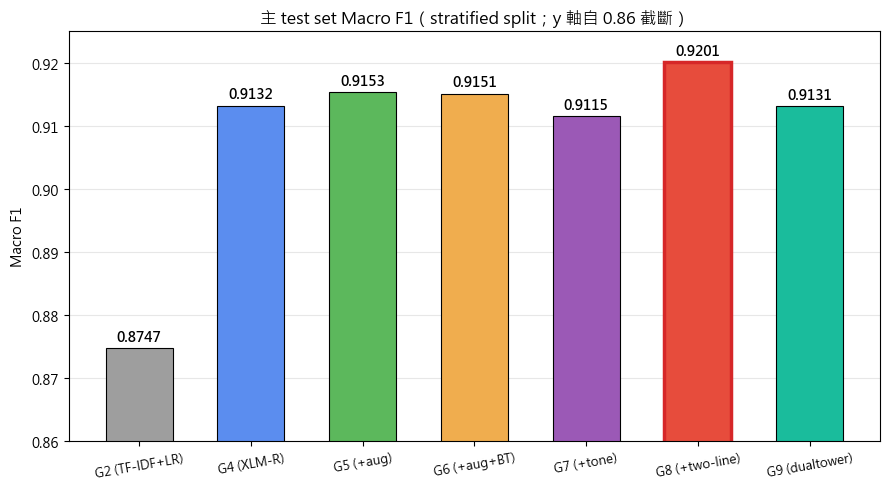
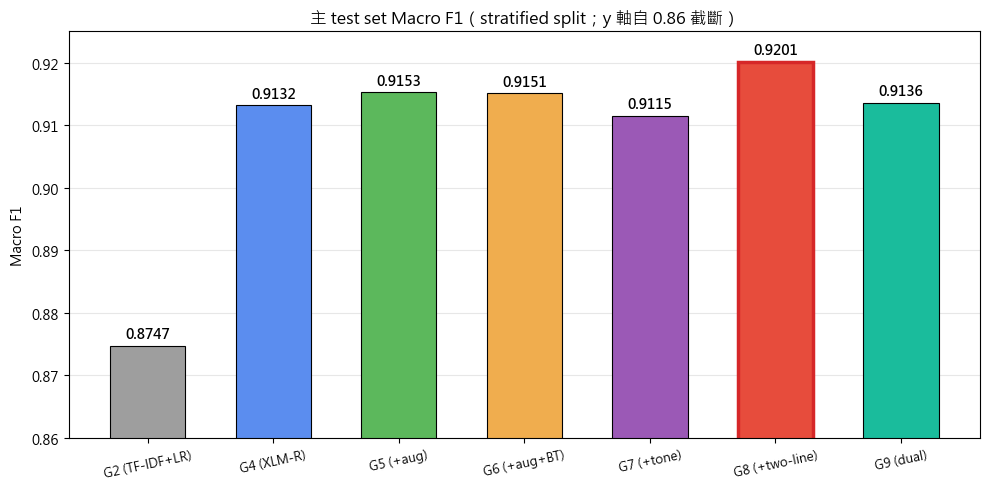
Unified diff of the notebook cell whose output changed from the first chart to the second:
--- before
+++ after
@@ -1,27 +1,27 @@
 import matplotlib.pyplot as plt
 
-# G2-G7 已發表；G8 訓練後填入；G9 從 train_dualtower notebook 的 g9_transformer_metrics 填入（None 則不畫該柱）
 MAIN_TEST_MACRO_F1 = {
-    "G2 (TF-IDF+LR)": 0.8747,
-    "G4 (XLM-R)":     0.9132,
-    "G5 (+aug)":      0.9153,
-    "G6 (+aug+BT)":   0.9151,
-    "G7 (+tone)":     0.9115,
-    "G8 (+two-line)": 0.9201,
-    "G9 (dualtower)": 0.9131,
+    "G2 (TF-IDF+LR)":   0.8747,
+    "G4 (XLM-R)":       0.9132,
+    "G5 (+aug)":        0.9153,
+    "G6 (+aug+BT)":     0.9151,
+    "G7 (+tone)":       0.9115,
+    "G8 (+two-line)":   0.9201,
+    "G9 (dual)":        0.9136,
 }
 labels = [k for k, v in MAIN_TEST_MACRO_F1.items() if v is not None]
-vals = [v for v in MAIN_TEST_MACRO_F1.values() if v is not None]
+vals   = [v for v in MAIN_TEST_MACRO_F1.values()   if v is not None]
 
-palette = ["#9e9e9e", "#5b8def", "#5cb85c", "#f0ad4e", "#9b59b6", "#e74c3c", "#1abc9c"]
-fig, ax = plt.subplots(figsize=(9, 5))
+palette = ["#9e9e9e", "#5b8def", "#5cb85c", "#f0ad4e", "#9b59b6", "#e74c3c", "#1abc9c", "#16a085"]
+fig, ax = plt.subplots(figsize=(10, 5))
 bars = ax.bar(range(len(labels)), vals, width=0.6, edgecolor="black", linewidth=0.8,
               color=palette[:len(labels)])
 for b, v in zip(bars, vals):
-    ax.text(b.get_x() + b.get_width() / 2, v + 0.0012, f"{v:.4f}", ha="center", fontsize=10, fontweight="bold")
+    ax.text(b.get_x() + b.get_width() / 2, v + 0.0012, f"{v:.4f}",
+            ha="center", fontsize=10, fontweight="bold")
 best = vals.index(max(vals))
 bars[best].set_edgecolor("#d62728"); bars[best].set_linewidth(2.5)
-ax.set_xticks(range(len(labels))); ax.set_xticklabels(labels, fontsize=9, rotation=10)
-ax.set_ylabel("Macro F1"); ax.set_ylim(0.86, 0.925)   # ⚠️ y 軸截斷，caption 須註明
+ax.set_xticks(range(len(labels))); ax.set_xticklabels(labels, fontsize=9, rotation=12)
+ax.set_ylabel("Macro F1"); ax.set_ylim(0.86, 0.925)
 ax.set_title("主 test set Macro F1（stratified split；y 軸自 0.86 截斷）")
 ax.grid(axis="y", alpha=0.3); ax.set_axisbelow(True)
@@ -29,3 +29,4 @@
 out = Path("../results/main_test_macro_f1_comparison.png")
 fig.savefig(out, dpi=150); plt.show()
-print(f"圖存：{out}（G8={MAIN_TEST_MACRO_F1['G8 (+two-line)']}, G9={MAIN_TEST_MACRO_F1['G9 (dualtower)']}）")
+g9v2_val = MAIN_TEST_MACRO_F1.get("G9v2 (C1+C2+C3)")
+print(f"圖存：{out}  G8={MAIN_TEST_MACRO_F1['G8 (+two-line)']}  G9v2={'待訓練' if g9v2_val is None else g9v2_val}")

Commit: Refactor: add G9v2 DualTower support and batch infer